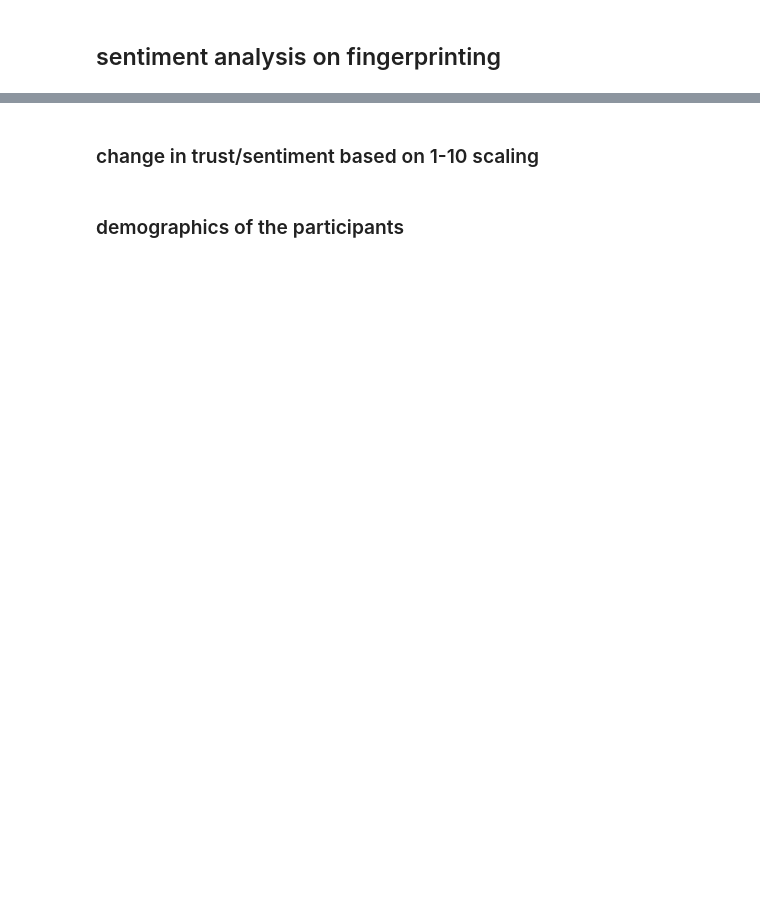
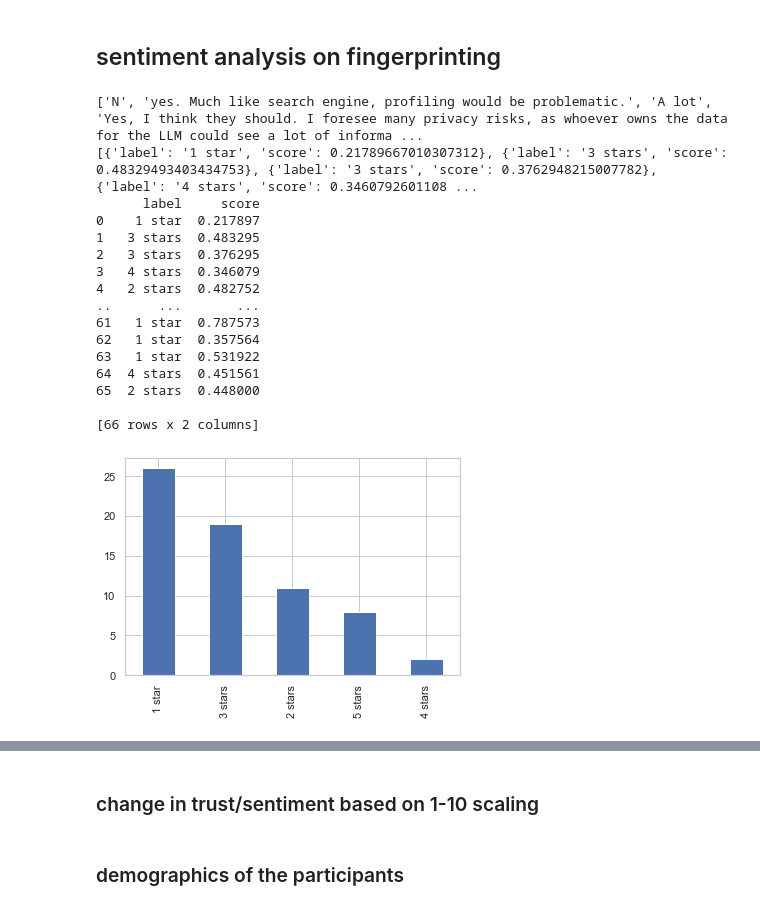
Before and after one commit to bendjko/CSE-527S-Final-Project, a Jupyter notebook: ben_testing.ipynb, the cells around one changed output, grey strips where cells are left out. Drawn from its saved outputs; the diff is of its cells as text; code cells hidden in the pictures; blank space fills up the shorter version.

```diff
--- a/ben_testing.ipynb
+++ b/ben_testing.ipynb
@@ -279,22 +281,33 @@ Token indices sequence length is longer than the specified maximum sequence leng
 ## sentiment analysis on fingerprinting
 # %%
 # huggingface sentiment analysis on fingerprint
-from transformers import pipeline
 
 # load the sentiment analysis pipeline
-sentiment_analysis = pipeline(model='marianna13/bert-multilingual-sentiment')
+sentiment_analysis = pipeline(model='nlptown/bert-base-multilingual-uncased-sentiment')
 
 # analyze the fingerprint data
 fingerprint_data = pp_data['fingerprint'].dropna()
 fingerprint_data = fingerprint_data.to_list()
 print(fingerprint_data)
 
 # analyze the sentiment of the fingerprint data
 sentiment_results = sentiment_analysis(fingerprint_data)
 print(sentiment_results)
-
-# visualize the sentiment of the fingerprint data
-sentiment_results = pd.DataFrame(sentiment_results)
-sentiment_results['label'].value_counts().plot(kind='bar')
-plt.title("Sentiment Analysis of Fingerprint Data")
-plt.show()
+# %% [output]
+['N', 'yes. Much like search engine, profiling would be problematic.', 'A lot', 'Yes, I think they should. I foresee many privacy risks, as whoever owns the data for the LLM could see a lot of informa ...
+[{'label': '1 star', 'score': 0.21789667010307312}, {'label': '3 stars', 'score': 0.48329493403434753}, {'label': '3 stars', 'score': 0.3762948215007782}, {'label': '4 stars', 'score': 0.3460792601108 ...
+      label     score
+0    1 star  0.217897
+1   3 stars  0.483295
+2   3 stars  0.376295
+3   4 stars  0.346079
+4   2 stars  0.482752
+..      ...       ...
+61   1 star  0.787573
+62   1 star  0.357564
+63   1 star  0.531922
+64  4 stars  0.451561
+65  2 stars  0.448000
+
+[66 rows x 2 columns]
+[figure, added]
```
Also changed, not shown: parts of 9 cells of this notebook.
